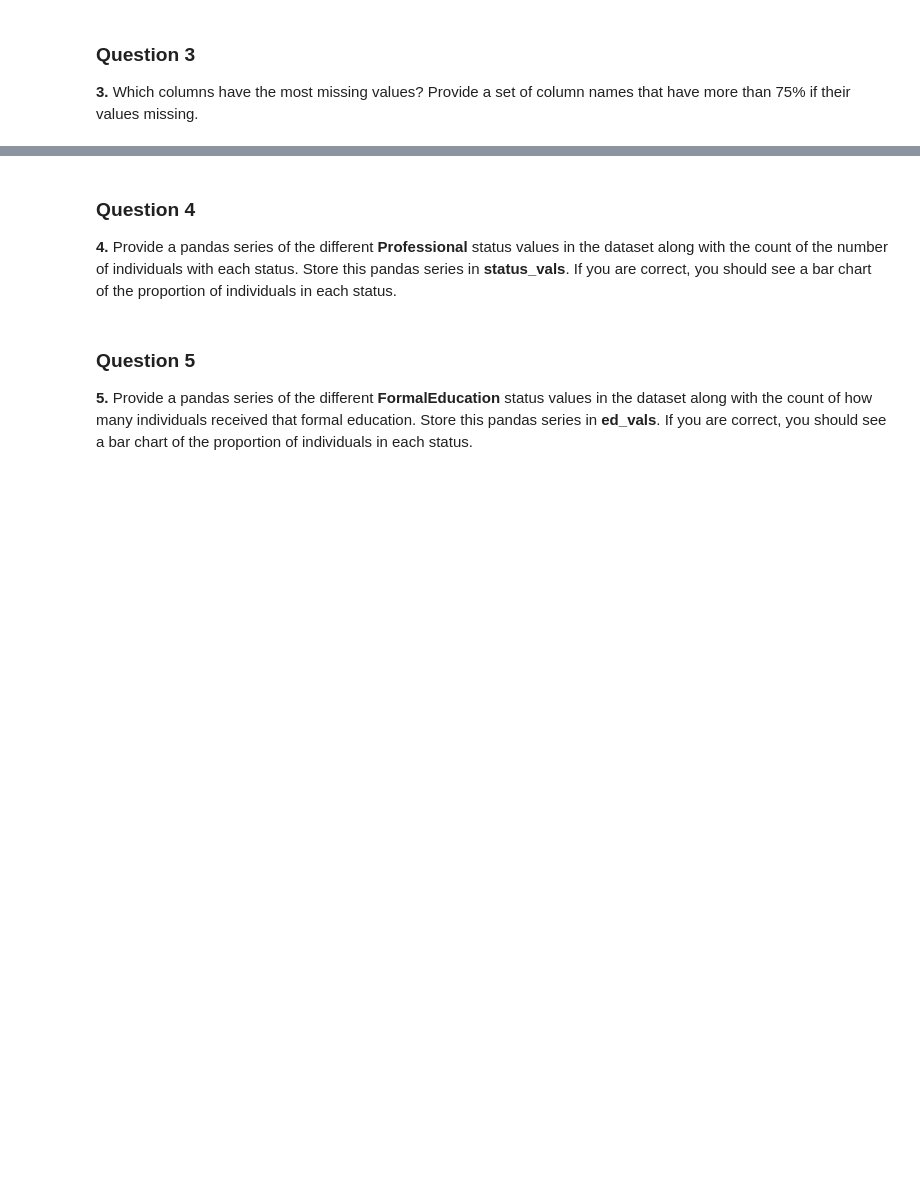
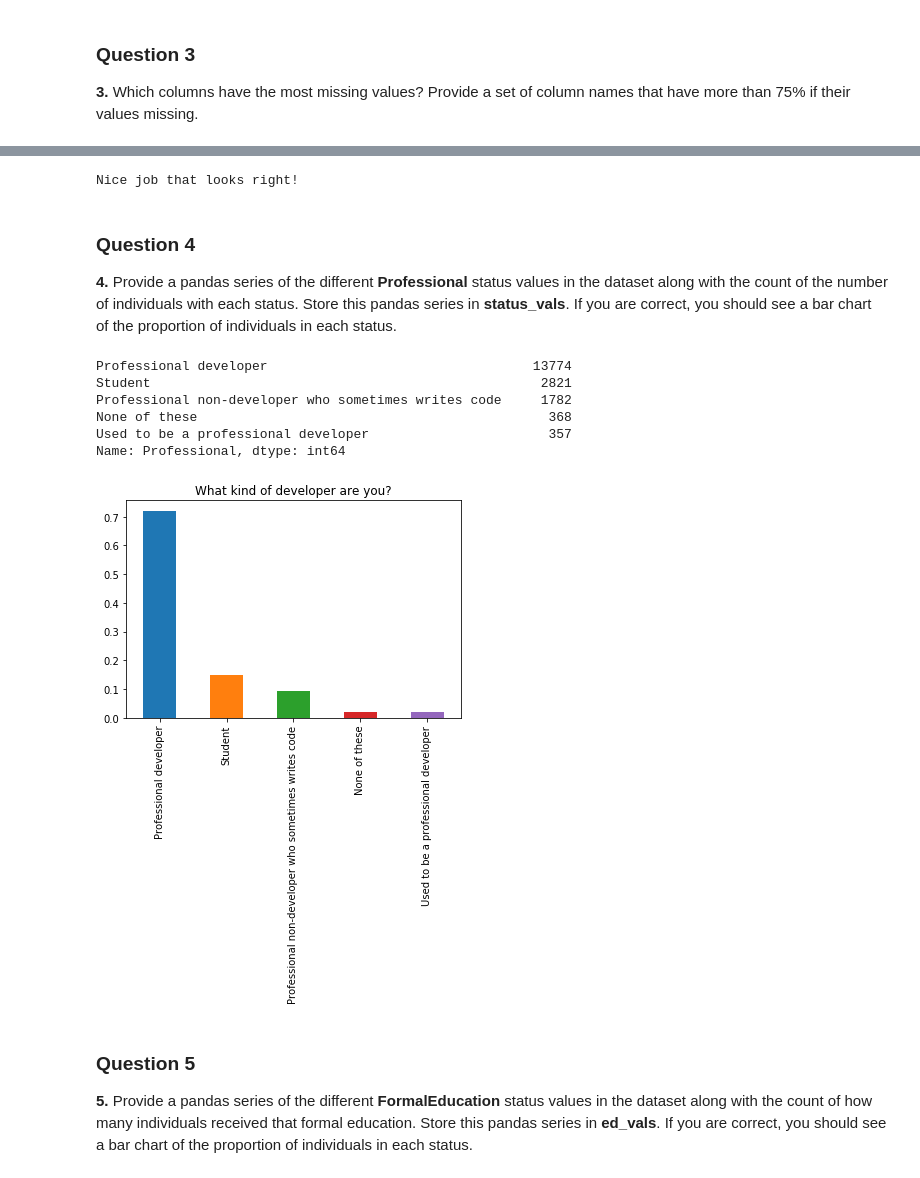
Before and after one commit to yukit-k/dsnd, a Jupyter notebook: src/2.1.1_A Look at the Data.ipynb, the cells around one changed output, grey strips where cells are left out. Saved outputs shown, nothing was run; the diff lists cells and outputs as text; code cells hidden in the pictures; blank space fills up the shorter version.

Commit message:
fix: Complete 2.1.1_A Look at the Data.ipynb

```diff
--- a/src/2.1.1_A Look at the Data.ipynb
+++ b/src/2.1.1_A Look at the Data.ipynb
@@ -65,19 +105,34 @@ display.HTML(t.no_null_cols(no_nulls))
 # %%
-most_missing_cols = #Provide a set of columns with more than 75% of the values missing
+#Provide a set of columns with more than 75% of the values missing
+most_missing_cols = set(df.loc[:, df.isnull().sum() / num_rows > 0.75].columns.values)
+most_missing_cols = set(df.columns[np.sum(df.isnull())/df.shape[0] > .75])
 
 t.most_missing_cols(most_missing_cols)
+# %% [output]
+Nice job that looks right!
 # %% [markdown]
 ### Question 4
 
 **4.** Provide a pandas series of the different **Professional** status values in the dataset along with the count of the number of individuals with each status.  Store this pandas series in **status_vals**.  If you are correct, you should see a bar chart of the proportion of individuals in each status.
+# %%
+df["Professional"].value_counts()
+# %% [output]
+Professional developer                                  13774
+Student                                                  2821
+Professional non-developer who sometimes writes code     1782
+None of these                                             368
+Used to be a professional developer                       357
+Name: Professional, dtype: int64
 # %%
-status_vals = #Provide a pandas series of the counts for each Professional status
+status_vals = df["Professional"].value_counts() #Provide a pandas series of the counts for each Professional status
 
 # The below should be a bar chart of the proportion of individuals in each professional category if your status_vals
 # is set up correctly.
 
 (status_vals/df.shape[0]).plot(kind="bar");
 plt.title("What kind of developer are you?");
+# %% [output]
+[figure, added]
 # %% [markdown]
 ### Question 5
 
```
Also changed, not shown: parts of 9 cells of this notebook.
